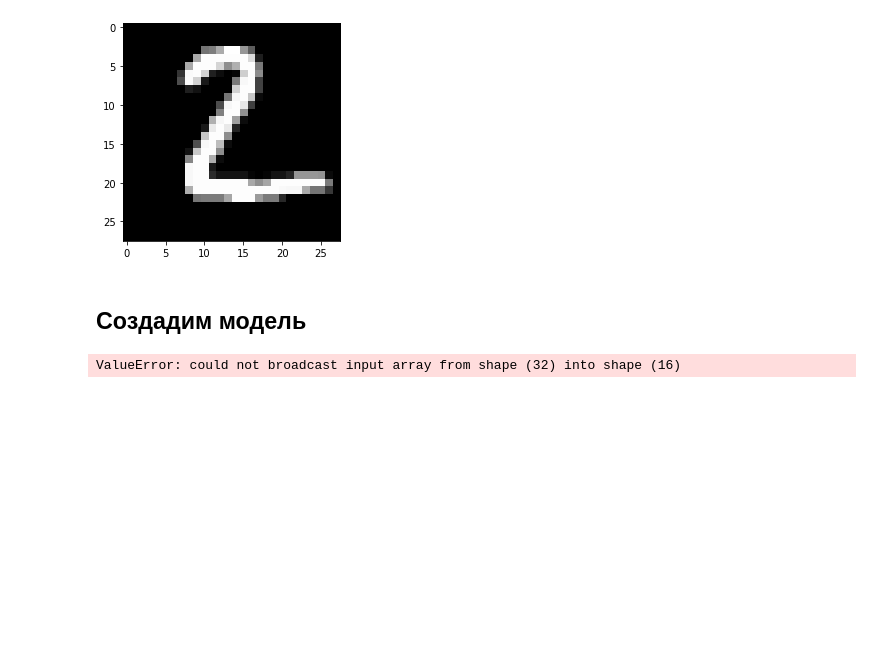
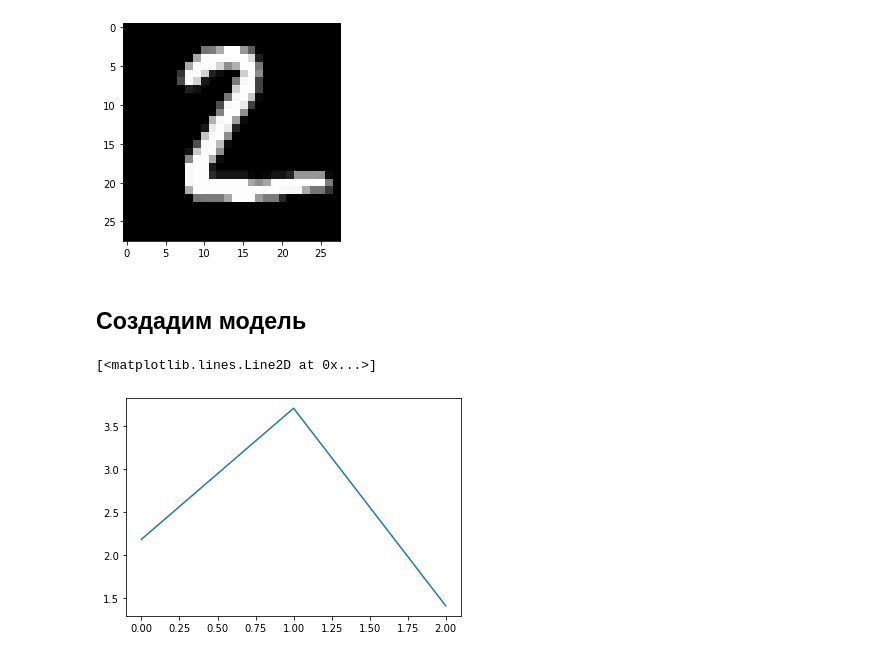
Before and after one commit to siprok/handmade_nn, a Jupyter notebook: notebooks/1 data_reformatting.ipynb, the cells around one changed output. Drawn from its saved outputs; the diff is of its cells as text; code cells hidden in the pictures; blank space fills up the shorter version.

```diff
--- a/notebooks/1 data_reformatting.ipynb
+++ b/notebooks/1 data_reformatting.ipynb
@@ -75,16 +75,26 @@ from core.optimizers import GradDesc
 from core.layers import Dense
 from core.losses import Crossentropy
 from core.activations import ReLu, Softmax
+# %%
+n_train = 60000
+n_classes = 10
+prepared_labels = np.zeros((n_train, n_classes))
+prepared_labels[range(n_train), train_labels[:n_train]] = 1
+prepared_images = train_images[:n_train].reshape(n_train, -1)
+prepared_images = (prepared_images > 0).astype(np.uint8)
 # %%
 model = MNISTDense(
     input_size=28*28,
-    layers_sizes=[32,16, 10],
-    initializers_classes=[He, He, He],
-    activations_classes=[ReLu, ReLu, Softmax],
-    optimizer=GradDesc(0.08),
+    layers_sizes=[32, 10],
+    initializers_classes=[He, He],
+    activations_classes=[ReLu, Softmax],
+    optimizer=GradDesc(0.0001),
     loss=Crossentropy
 )
 # %%
-history = model.fit(train_images[:1000].reshape(1000, -1), train_labels[:1000])
+history = model.fit(prepared_images, prepared_labels)
-# %% [output]
-ValueError: could not broadcast input array from shape (32) into shape (16)
+# %%
+plt.plot(history)
+# %% [output]
+[<matplotlib.lines.Line2D at 0x...>]
+[figure, added]
```
Also changed, not shown: 5 other files.
